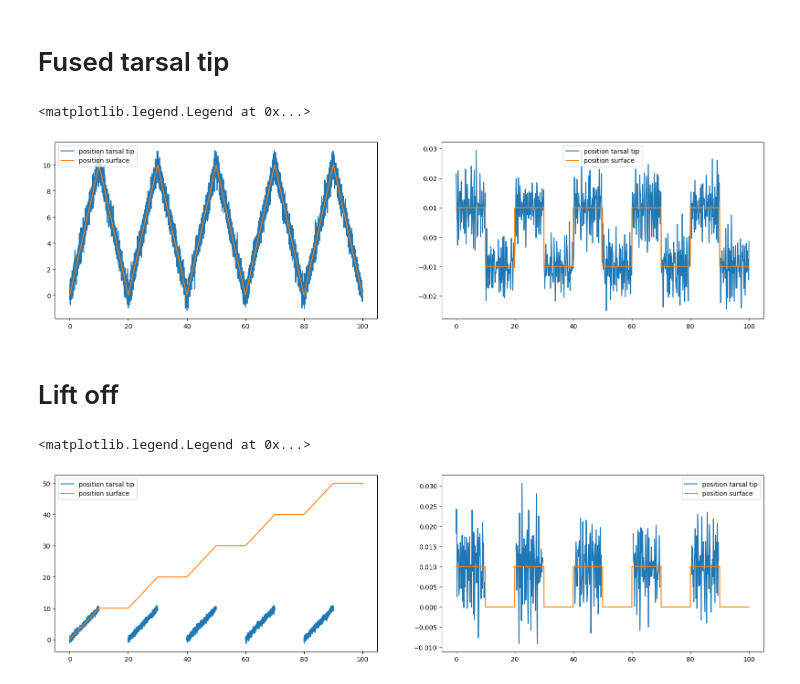
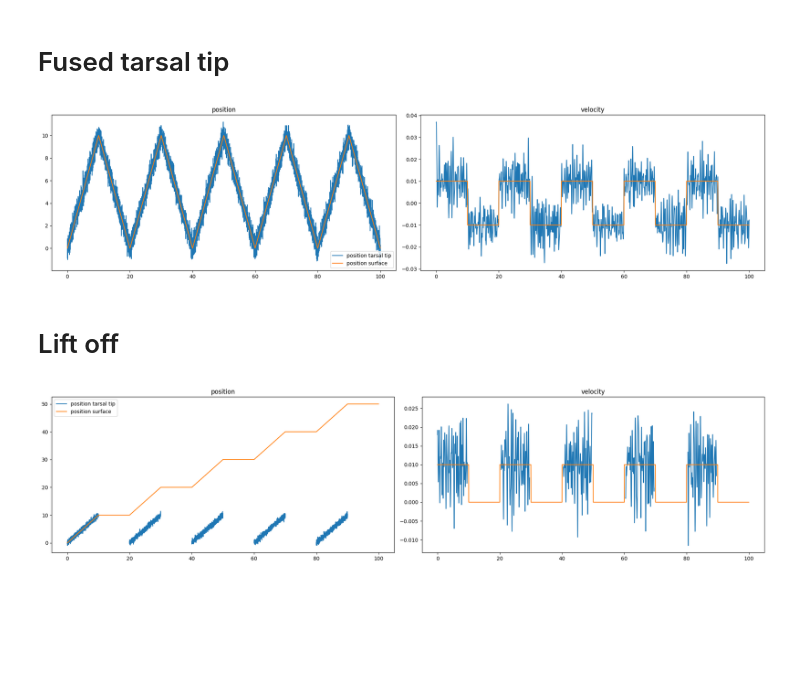
Before and after one commit to bidaye-lab/kinematics_analysis, a Jupyter notebook: model.ipynb, the cells around one changed output. Cells and saved outputs as stored; diff of their text form; code cells hidden in the pictures; blank space fills up the shorter version.

Commit message:
added titles

```diff
--- a/model.ipynb
+++ b/model.ipynb
@@ -27,27 +27,29 @@ smooth = lambda x, s: gaussian_filter1d(x, sigma=s, mode='nearest')
 # %%
 # position of tarsal tip
 x = np.hstack([x_rising, x_falling] * 5)
 x_tars = add_noise(x)
 v_tars = np.gradient(smooth(x_tars, 10))
 
 # target: position of surface
 x_surf = np.hstack([x_rising, x_falling] * 5)
 v_surf = np.gradient(x_surf)
 
 # plot
 fig, axarr = plt.subplots(figsize=(20, 5), ncols=2)
 ax = axarr[0]
 ax.plot(t, x_tars, label='position tarsal tip')
 ax.plot(t, x_surf, label='position surface')
 ax.legend()
+ax.set_title('position')
 
 ax = axarr[1]
 ax.plot(t, v_tars, label='position tarsal tip')
 ax.plot(t, v_surf, label='position surface')
-ax.legend()
+ax.set_title('velocity')
+
+fig.tight_layout()
 # %% [output]
-<matplotlib.legend.Legend at 0x...>
-[figure, old version]
+[figure, new version]
 # %% [markdown]
 # Lift off
 # %%
@@ -67,11 +69,13 @@ ax = axarr[0]
 ax.plot(t, x_tars, label='position tarsal tip')
 ax.plot(t, x_surf, label='position surface')
 ax.legend()
+ax.set_title('position')
 
 ax = axarr[1]
 ax.plot(t, v_tars, label='position tarsal tip')
 ax.plot(t, v_surf, label='position surface')
-ax.legend()
+ax.set_title('velocity')
+
+fig.tight_layout()
 # %% [output]
-<matplotlib.legend.Legend at 0x...>
-[figure, old version]
+[figure, new version]
```
